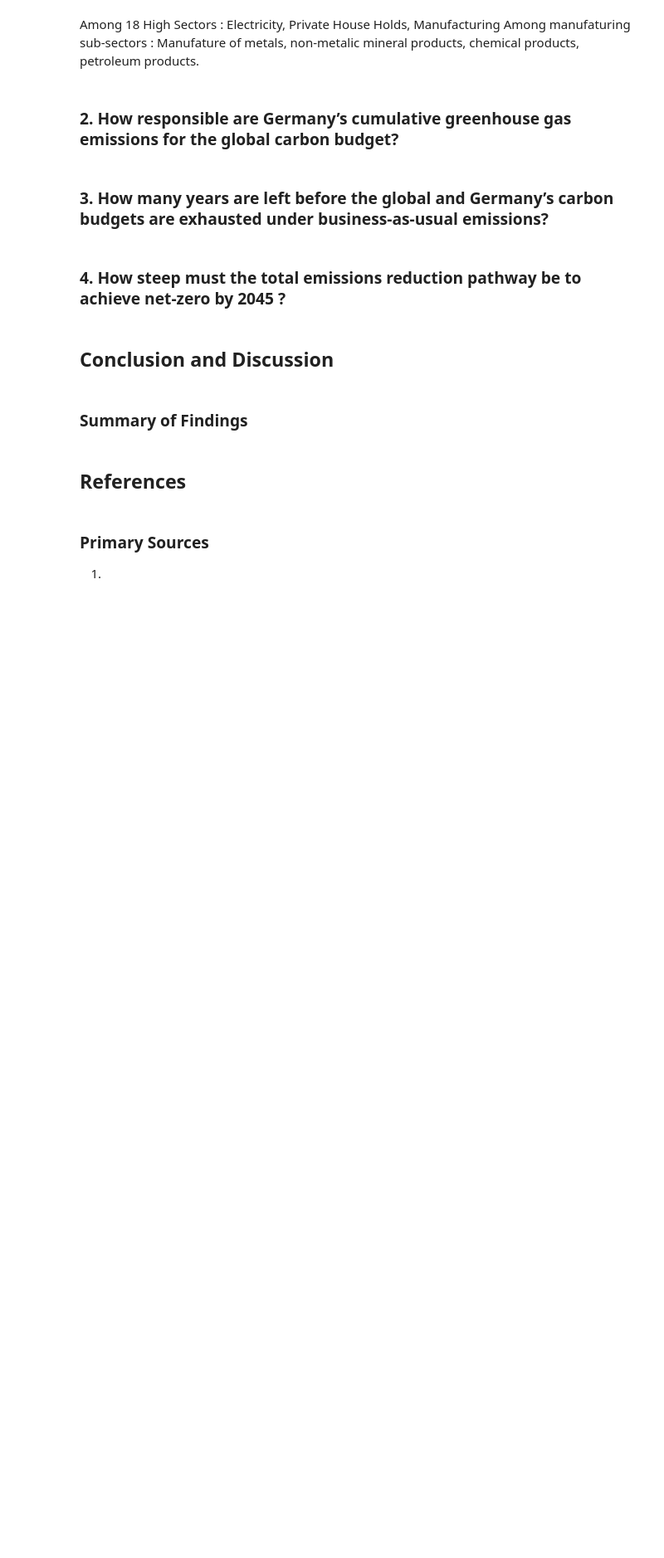
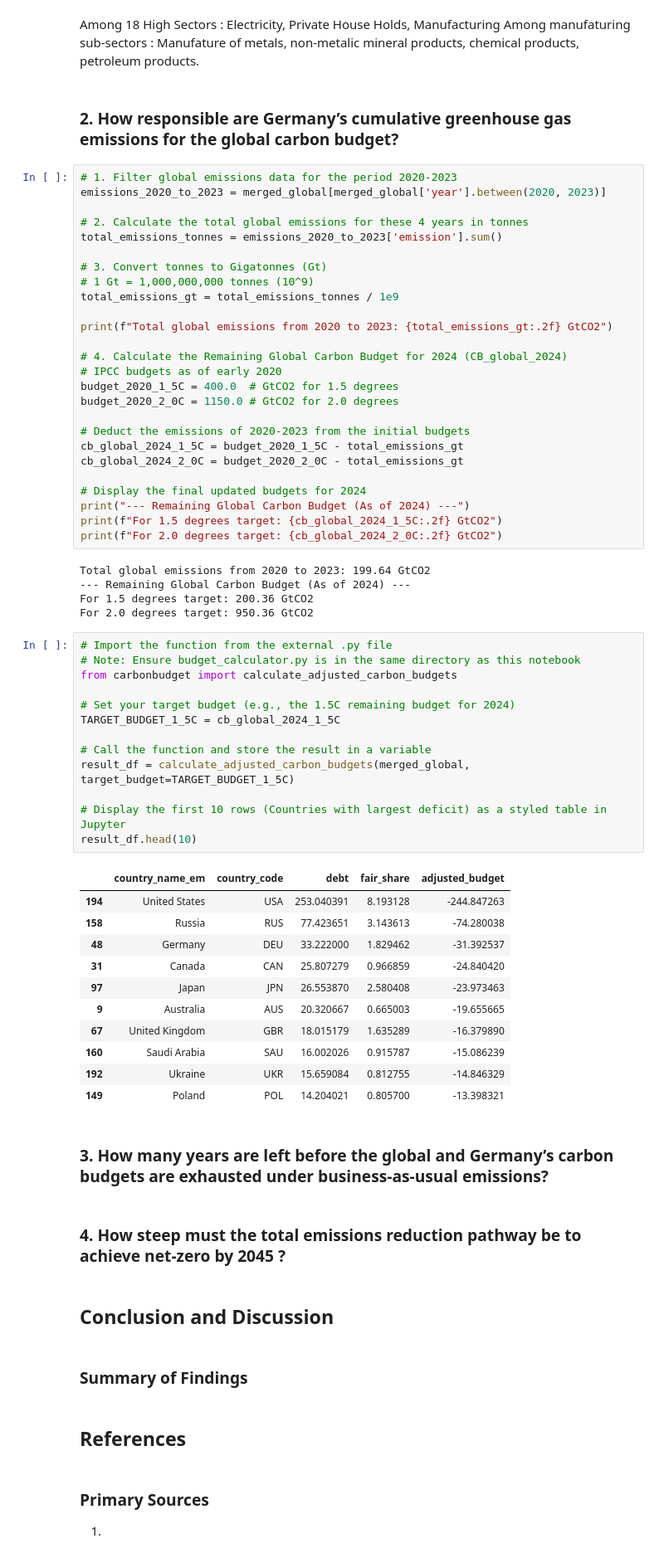
Before and after one commit to GinnyinGermany/CARBON, a Jupyter notebook: bin:/Computational_Narrative.ipynb, the cells around one changed output. Shown at 83% size. Cells and saved outputs as stored; diff of their text form; blank space fills up the shorter version.

```diff
--- a/bin:/Computational_Narrative.ipynb
+++ b/bin:/Computational_Narrative.ipynb
@@ -320,6 +378,62 @@ Among 18 High Sectors : Electricity, Private House Holds, Manufacturing
 Among manufaturing sub-sectors : Manufature of metals, non-metalic mineral products, chemical products, petroleum products.
 # %% [markdown]
 ### 2. How responsible are Germany’s cumulative greenhouse gas emissions for the global carbon budget?
+# %%
+# 1. Filter global emissions data for the period 2020-2023
+emissions_2020_to_2023 = merged_global[merged_global['year'].between(2020, 2023)]
+
+# 2. Calculate the total global emissions for these 4 years in tonnes
+total_emissions_tonnes = emissions_2020_to_2023['emission'].sum()
+
+# 3. Convert tonnes to Gigatonnes (Gt)
+# 1 Gt = 1,000,000,000 tonnes (10^9)
+total_emissions_gt = total_emissions_tonnes / 1e9
+
+print(f"Total global emissions from 2020 to 2023: {total_emissions_gt:.2f} GtCO2")
+
+# 4. Calculate the Remaining Global Carbon Budget for 2024 (CB_global_2024)
+# IPCC budgets as of early 2020
+budget_2020_1_5C = 400.0  # GtCO2 for 1.5 degrees
+budget_2020_2_0C = 1150.0 # GtCO2 for 2.0 degrees
+
+# Deduct the emissions of 2020-2023 from the initial budgets
+cb_global_2024_1_5C = budget_2020_1_5C - total_emissions_gt
+cb_global_2024_2_0C = budget_2020_2_0C - total_emissions_gt
+
+# Display the final updated budgets for 2024
+print("--- Remaining Global Carbon Budget (As of 2024) ---")
+print(f"For 1.5 degrees target: {cb_global_2024_1_5C:.2f} GtCO2")
+print(f"For 2.0 degrees target: {cb_global_2024_2_0C:.2f} GtCO2")
+# %% [output]
+Total global emissions from 2020 to 2023: 199.64 GtCO2
+--- Remaining Global Carbon Budget (As of 2024) ---
+For 1.5 degrees target: 200.36 GtCO2
+For 2.0 degrees target: 950.36 GtCO2
+# %%
+# Import the function from the external .py file
+# Note: Ensure budget_calculator.py is in the same directory as this notebook
+from carbonbudget import calculate_adjusted_carbon_budgets
+
+# Set your target budget (e.g., the 1.5C remaining budget for 2024)
+TARGET_BUDGET_1_5C = cb_global_2024_1_5C
+
+# Call the function and store the result in a variable
+result_df = calculate_adjusted_carbon_budgets(merged_global, target_budget=TARGET_BUDGET_1_5C)
+
+# Display the first 10 rows (Countries with largest deficit) as a styled table in Jupyter
+result_df.head(10)
+# %% [output]
+|  | country_name_em | country_code | debt | fair_share | adjusted_budget |
+| 194 | United States | USA | 253.040391 | 8.193128 | -244.847263 |
+| 158 | Russia | RUS | 77.423651 | 3.143613 | -74.280038 |
+| 48 | Germany | DEU | 33.222000 | 1.829462 | -31.392537 |
+| 31 | Canada | CAN | 25.807279 | 0.966859 | -24.840420 |
+| 97 | Japan | JPN | 26.553870 | 2.580408 | -23.973463 |
+| 9 | Australia | AUS | 20.320667 | 0.665003 | -19.655665 |
+| 67 | United Kingdom | GBR | 18.015179 | 1.635289 | -16.379890 |
+| 160 | Saudi Arabia | SAU | 16.002026 | 0.915787 | -15.086239 |
+| 192 | Ukraine | UKR | 15.659084 | 0.812755 | -14.846329 |
+| 149 | Poland | POL | 14.204021 | 0.805700 | -13.398321 |
 # %% [markdown]
 ### 3. How many years are left before the global and Germany’s carbon budgets are exhausted under business-as-usual emissions?
 # %% [markdown]
```
Also changed, not shown: parts of 7 cells of this notebook, 2 other files.
